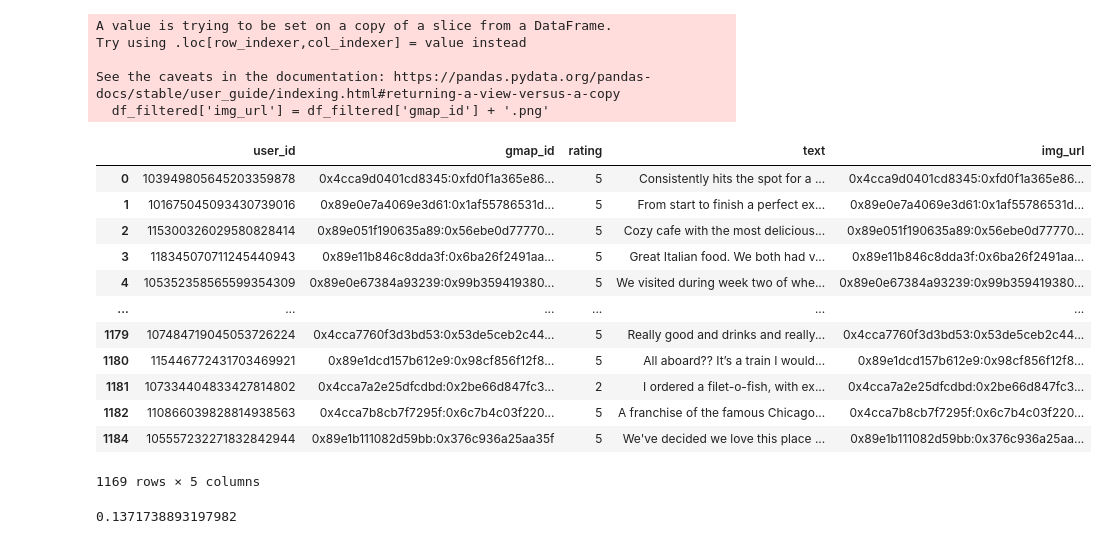
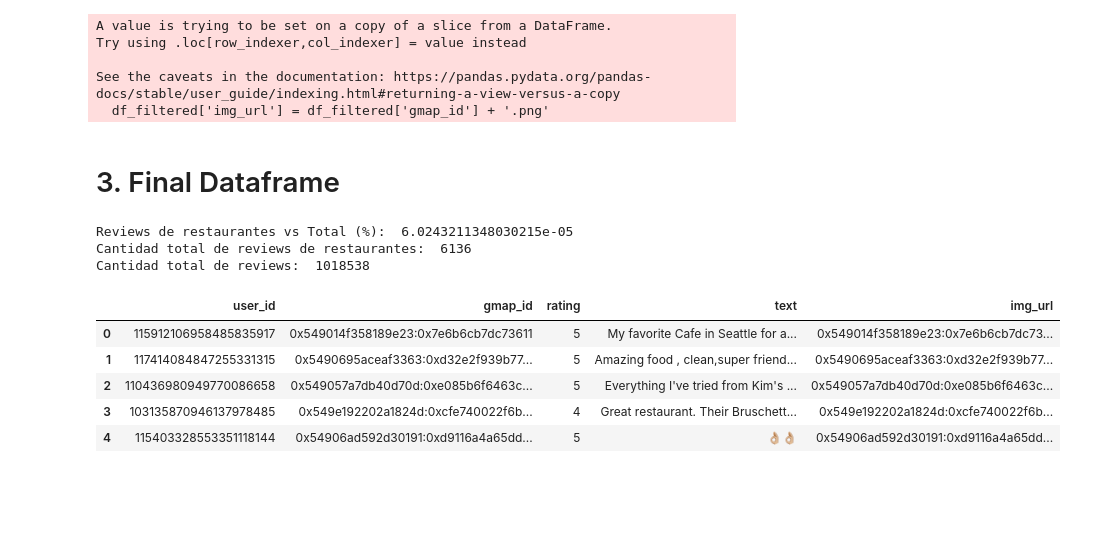
Before and after one commit to pedrozavalat/iic3633-proyecto, a Jupyter notebook: iic3633_data_download.ipynb, the cells around one changed output. Cells and saved outputs as stored; diff of their text form; code cells hidden in the pictures; blank space fills up the shorter version.

```diff
--- a/iic3633_data_download.ipynb
+++ b/iic3633_data_download.ipynb
@@ -35,0 +27,2 @@ reviews = list(parse("review-Vermont.json.gz"))
+# %%
+CITY_NAME = "Washington"
@@ -35,0 +94,2 @@ reviews = list(parse("review-Vermont.json.gz"))
+# %%
+metadata, reviews = load_data(CITY_NAME, 10)
@@ -175 +244,3 @@ def create_folder():
+# %%
+FOLDER_NAME = CITY_NAME
 # %%
@@ -204,7 +275,7 @@ len(os.listdir('new_images'))
 # %%
 def image_in_folder(row):
     img_url = row.gmap_id + '.png'
-    if img_url not in os.listdir('new_images'):
+    if img_url not in os.listdir(FOLDER_NAME):
         return False
     return True
 
@@ -231,24 +302,23 @@ Try using .loc[row_indexer,col_indexer] = value instead
 
 See the caveats in the documentation: https://pandas.pydata.org/pandas-docs/stable/user_guide/indexing.html#returning-a-view-versus-a-copy
   df_filtered['img_url'] = df_filtered['gmap_id'] + '.png'
+# %% [markdown]
+# 3. Final Dataframe
+# %%
+print('Reviews de restaurantes vs Total (%): ', df_filtered.shape[0] / len(reviews  * 100))
+print('Cantidad total de reviews de restaurantes: ', df_filtered.shape[0])
+print('Cantidad total de reviews: ', len(reviews))
+# %% [output]
+Reviews de restaurantes vs Total (%):  6.0243211348030215e-05
+Cantidad total de reviews de restaurantes:  6136
+Cantidad total de reviews:  1018538
 # %%
-df_filtered
+df_filtered.head()
 # %% [output]
 |  | user_id | gmap_id | rating | text | img_url |
-| 0 | 103949805645203359878 | 0x4cca9d0401cd8345:0xfd0f1a365e86... | 5 | Consistently hits the spot for a ... | 0x4cca9d0401cd8345:0xfd0f1a365e86... |
-| 1 | 101675045093430739016 | 0x89e0e7a4069e3d61:0x1af55786531d... | 5 | From start to finish a perfect ex... | 0x89e0e7a4069e3d61:0x1af55786531d... |
-| 2 | 115300326029580828414 | 0x89e051f190635a89:0x56ebe0d77770... | 5 | Cozy cafe with the most delicious... | 0x89e051f190635a89:0x56ebe0d77770... |
-| 3 | 118345070711245440943 | 0x89e11b846c8dda3f:0x6ba26f2491aa... | 5 | Great Italian food. We both had v... | 0x89e11b846c8dda3f:0x6ba26f2491aa... |
-| 4 | 105352358565599354309 | 0x89e0e67384a93239:0x99b359419380... | 5 | We visited during week two of whe... | 0x89e0e67384a93239:0x99b359419380... |
-| ... | ... | ... | ... | ... | ... |
-| 1179 | 107484719045053726224 | 0x4cca7760f3d3bd53:0x53de5ceb2c44... | 5 | Really good and drinks and really... | 0x4cca7760f3d3bd53:0x53de5ceb2c44... |
-| 1180 | 115446772431703469921 | 0x89e1dcd157b612e9:0x98cf856f12f8... | 5 | All aboard?? It’s a train I would... | 0x89e1dcd157b612e9:0x98cf856f12f8... |
-| 1181 | 107334404833427814802 | 0x4cca7a2e25dfcdbd:0x2be66d847fc3... | 2 | I ordered a filet-o-fish, with ex... | 0x4cca7a2e25dfcdbd:0x2be66d847fc3... |
-| 1182 | 110866039828814938563 | 0x4cca7b8cb7f7295f:0x6c7b4c03f220... | 5 | A franchise of the famous Chicago... | 0x4cca7b8cb7f7295f:0x6c7b4c03f220... |
-| 1184 | 105557232271832842944 | 0x89e1b111082d59bb:0x376c936a25aa35f | 5 | We've decided we love this place ... | 0x89e1b111082d59bb:0x376c936a25aa... |
+| 0 | 115912106958485835917 | 0x549014f358189e23:0x7e6b6cb7dc73611 | 5 | My favorite Cafe in Seattle for a... | 0x549014f358189e23:0x7e6b6cb7dc73... |
+| 1 | 117414084847255331315 | 0x5490695aceaf3363:0xd32e2f939b77... | 5 | Amazing food , clean,super friend... | 0x5490695aceaf3363:0xd32e2f939b77... |
+| 2 | 110436980949770086658 | 0x549057a7db40d70d:0xe085b6f6463c... | 5 | Everything I've tried from Kim's ... | 0x549057a7db40d70d:0xe085b6f6463c... |
+| 3 | 103135870946137978485 | 0x549e192202a1824d:0xcfe740022f6b... | 4 | Great restaurant. Their Bruschett... | 0x549e192202a1824d:0xcfe740022f6b... |
+| 4 | 115403328553351118144 | 0x54906ad592d30191:0xd9116a4a65dd... | 5 | 👌🏼👌🏼 | 0x54906ad592d30191:0xd9116a4a65dd... |
-1169 rows × 5 columns
-# %%
-(len(df_filtered) / len(reviews)) * 100
-# %% [output]
-0.1371738893197982
 # %%
```
Also changed, not shown: parts of 29 cells of this notebook.
